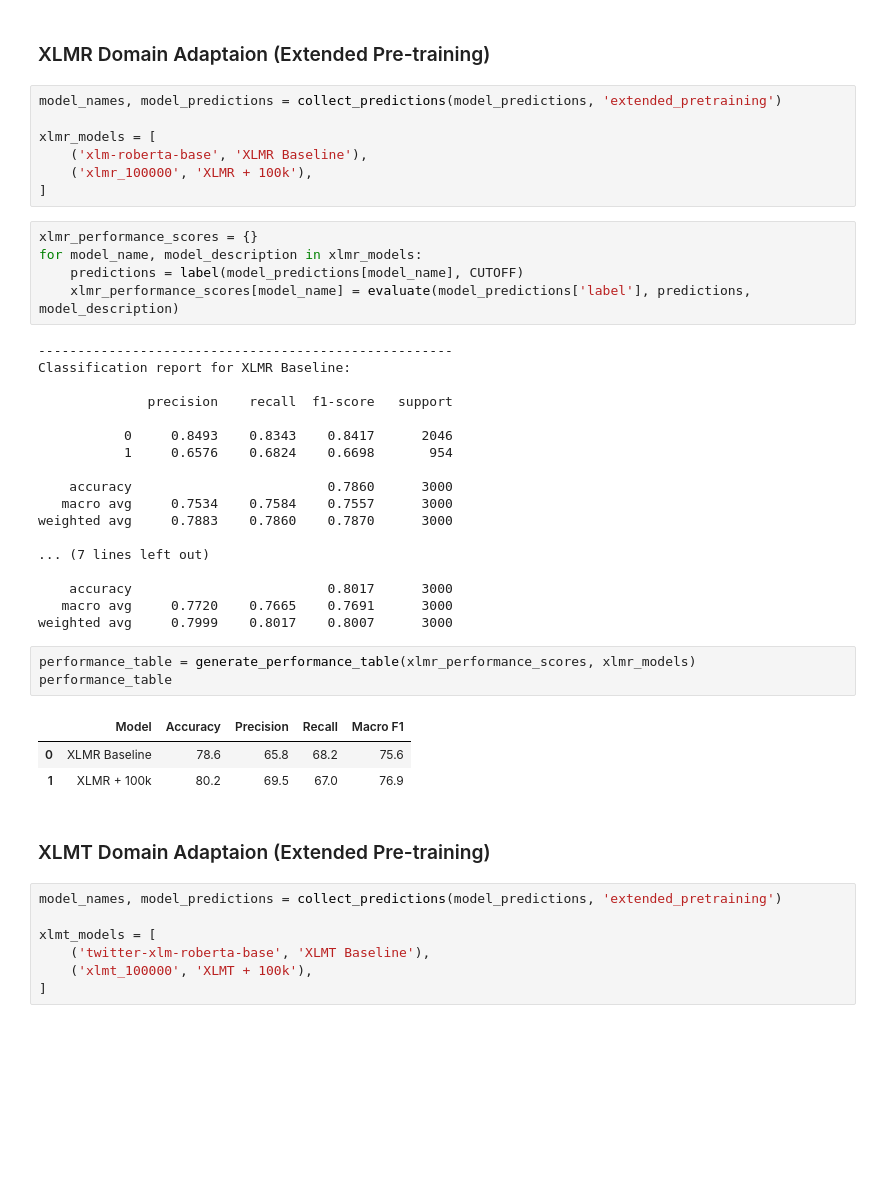
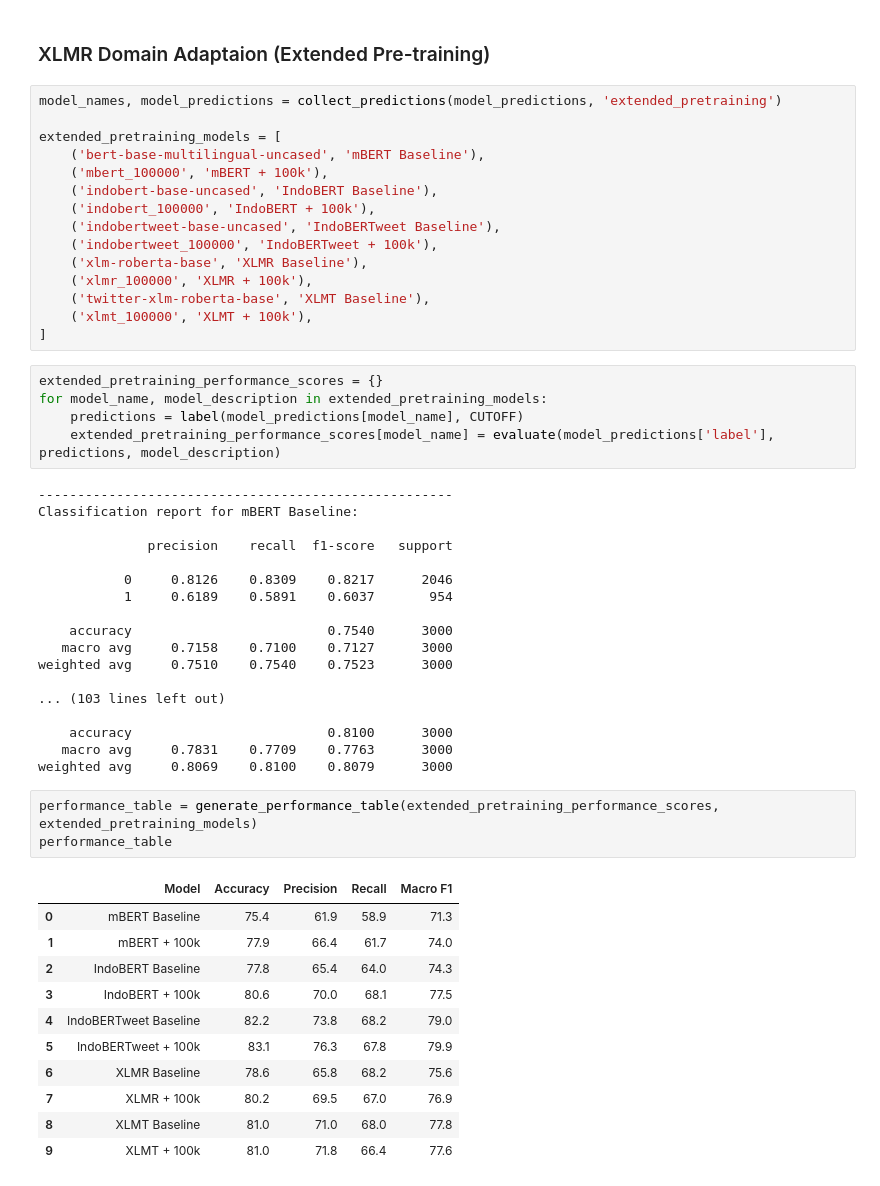
Before and after one commit to rewire-online/singapore-online-attacks, a Jupyter notebook: 2_model_evaluation.ipynb, the cells around one changed output. Cells and saved outputs as stored; diff of their text form; blank space fills up the shorter version.

```diff
--- a/2_model_evaluation.ipynb
+++ b/2_model_evaluation.ipynb
@@ -216,46 +216,53 @@ plt.show()
 # %%
 model_names, model_predictions = collect_predictions(model_predictions, 'extended_pretraining')
 
-xlmr_models = [
+extended_pretraining_models = [
+    ('bert-base-multilingual-uncased', 'mBERT Baseline'),
+    ('mbert_100000', 'mBERT + 100k'),
+    ('indobert-base-uncased', 'IndoBERT Baseline'),
+    ('indobert_100000', 'IndoBERT + 100k'),
+    ('indobertweet-base-uncased', 'IndoBERTweet Baseline'),
+    ('indobertweet_100000', 'IndoBERTweet + 100k'),
     ('xlm-roberta-base', 'XLMR Baseline'),
     ('xlmr_100000', 'XLMR + 100k'),
+    ('twitter-xlm-roberta-base', 'XLMT Baseline'),
+    ('xlmt_100000', 'XLMT + 100k'),
 ]
 # %%
-xlmr_performance_scores = {}
-for model_name, model_description in xlmr_models:
+extended_pretraining_performance_scores = {}
+for model_name, model_description in extended_pretraining_models:
     predictions = label(model_predictions[model_name], CUTOFF)
-    xlmr_performance_scores[model_name] = evaluate(model_predictions['label'], predictions, model_description)
+    extended_pretraining_performance_scores[model_name] = evaluate(model_predictions['label'], predictions, model_description)
 # %% [output]
 -----------------------------------------------------
-Classification report for XLMR Baseline:
+Classification report for mBERT Baseline:
 
               precision    recall  f1-score   support
 
-           0     0.8493    0.8343    0.8417      2046
-           1     0.6576    0.6824    0.6698       954
+           0     0.8126    0.8309    0.8217      2046
+           1     0.6189    0.5891    0.6037       954
 
-    accuracy                         0.7860      3000
-   macro avg     0.7534    0.7584    0.7557      3000
-weighted avg     0.7883    0.7860    0.7870      3000
+    accuracy                         0.7540      3000
+   macro avg     0.7158    0.7100    0.7127      3000
+weighted avg     0.7510    0.7540    0.7523      3000
 
-... (7 lines left out)
+... (103 lines left out)
 
-    accuracy                         0.8017      3000
-   macro avg     0.7720    0.7665    0.7691      3000
-weighted avg     0.7999    0.8017    0.8007      3000
+    accuracy                         0.8100      3000
+   macro avg     0.7831    0.7709    0.7763      3000
+weighted avg     0.8069    0.8100    0.8079      3000
 # %%
-performance_table = generate_performance_table(xlmr_performance_scores, xlmr_models)
+performance_table = generate_performance_table(extended_pretraining_performance_scores, extended_pretraining_models)
 performance_table
 # %% [output]
 |  | Model | Accuracy | Precision | Recall | Macro F1 |
-| 0 | XLMR Baseline | 78.6 | 65.8 | 68.2 | 75.6 |
-| 1 | XLMR + 100k | 80.2 | 69.5 | 67.0 | 76.9 |
+| 0 | mBERT Baseline | 75.4 | 61.9 | 58.9 | 71.3 |
+| 1 | mBERT + 100k | 77.9 | 66.4 | 61.7 | 74.0 |
+| 2 | IndoBERT Baseline | 77.8 | 65.4 | 64.0 | 74.3 |
+| 3 | IndoBERT + 100k | 80.6 | 70.0 | 68.1 | 77.5 |
+| 4 | IndoBERTweet Baseline | 82.2 | 73.8 | 68.2 | 79.0 |
+| 5 | IndoBERTweet + 100k | 83.1 | 76.3 | 67.8 | 79.9 |
+| 6 | XLMR Baseline | 78.6 | 65.8 | 68.2 | 75.6 |
+| 7 | XLMR + 100k | 80.2 | 69.5 | 67.0 | 76.9 |
+| 8 | XLMT Baseline | 81.0 | 71.0 | 68.0 | 77.8 |
+| 9 | XLMT + 100k | 81.0 | 71.8 | 66.4 | 77.6 |
-# %% [markdown]
-### XLMT Domain Adaptaion (Extended Pre-training)
-# %%
-model_names, model_predictions = collect_predictions(model_predictions, 'extended_pretraining')
-
-xlmt_models = [
-    ('twitter-xlm-roberta-base', 'XLMT Baseline'),
-    ('xlmt_100000', 'XLMT + 100k'),
-]
```
Also changed, not shown: parts of 7 cells of this notebook, 22 other files.
